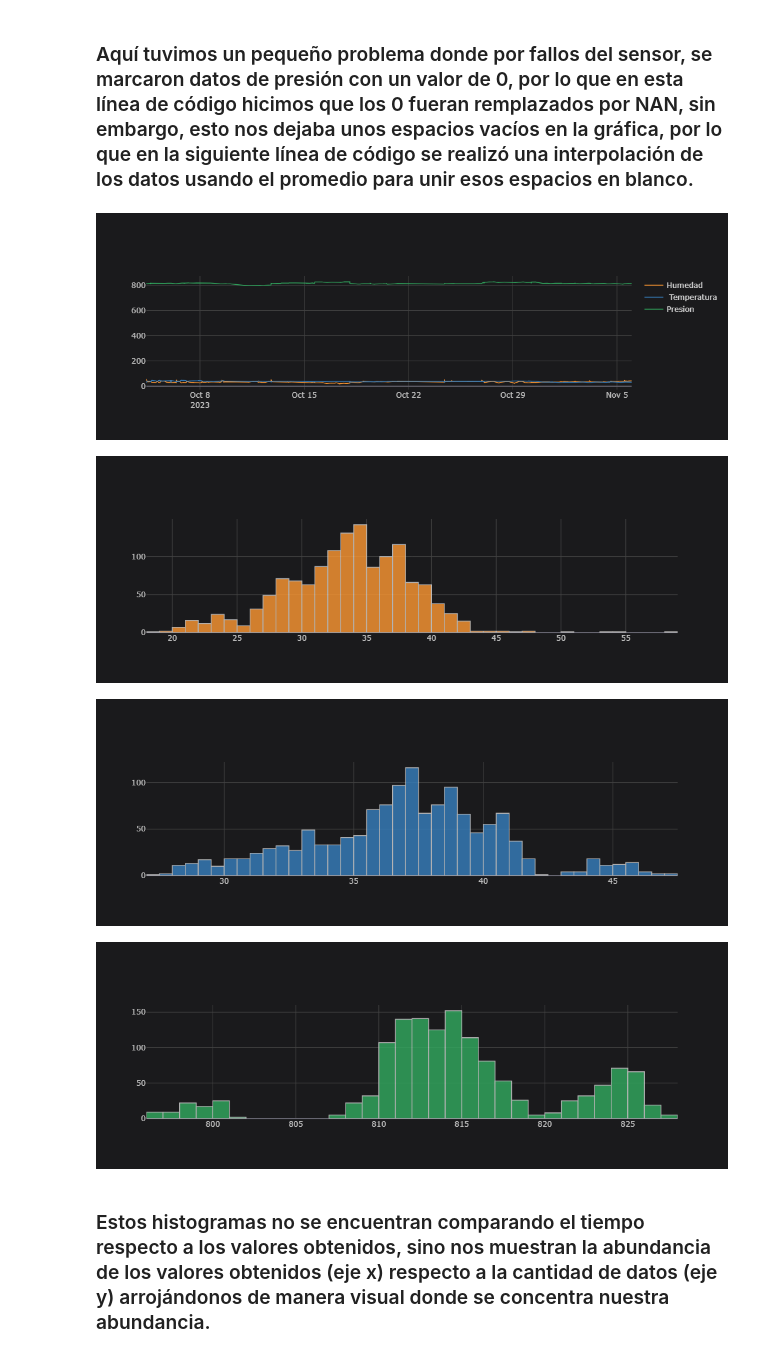
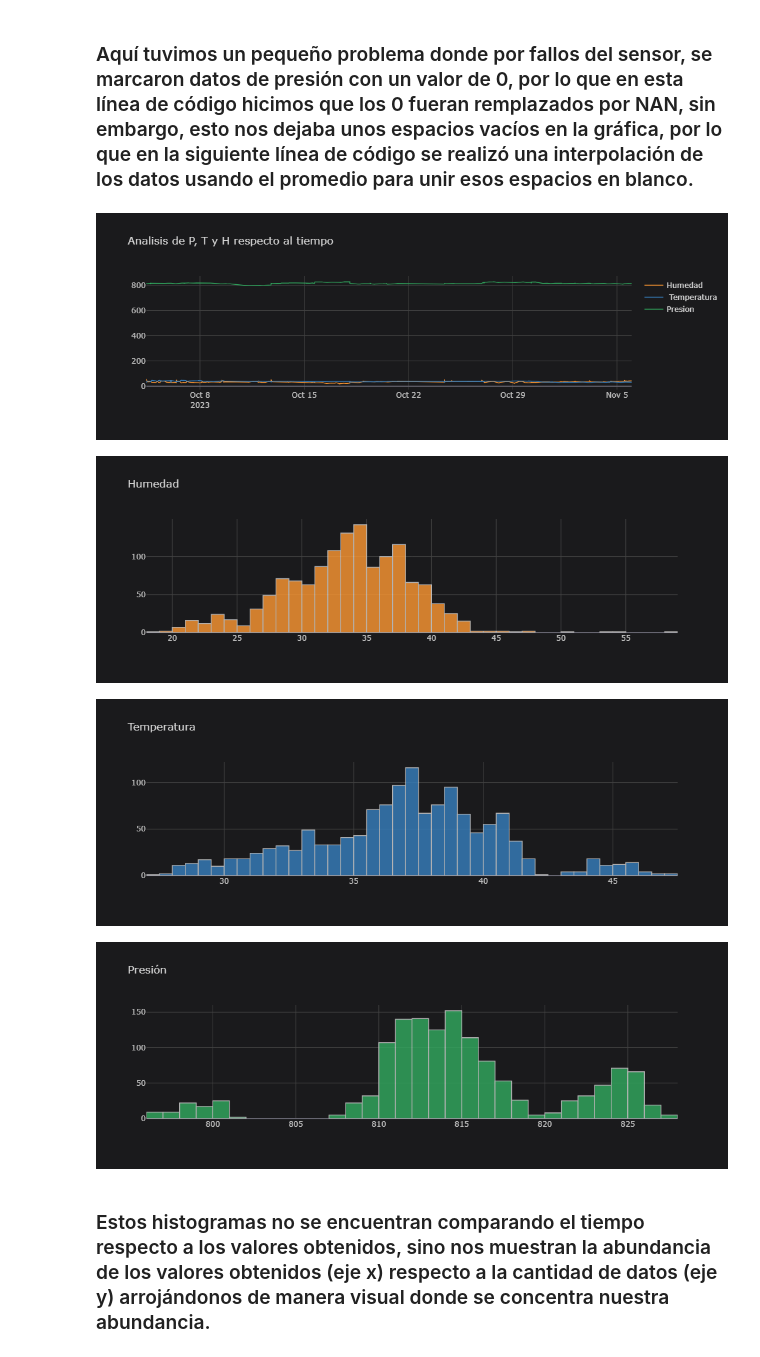
Before and after one commit to jcgravepeon/Programacion_Equipo1, a Jupyter notebook: Daniel_GonzalezPeon/Proyecto_Final_DGP.ipynb, the cells around one changed output. Saved outputs shown, nothing was run; the diff lists cells and outputs as text; code cells hidden in the pictures.

```diff
--- a/Daniel_GonzalezPeon/Proyecto_Final_DGP.ipynb
+++ b/Daniel_GonzalezPeon/Proyecto_Final_DGP.ipynb
@@ -89,20 +88,20 @@ TT=dates.set_index('Time')
 # %%
 TT["Presion"].replace(0, np.nan, inplace=True)
 # %%
-TT.iplot(kind='line')
+TT.iplot(kind='line', title='Analisis de P, T y H respecto al tiempo')
 # %% [output]
-[figure, old version]
+[figure, new version]
 # %%
-TT.iplot(kind='histogram', column='Humedad')
+TT.iplot(kind='histogram', column='Humedad', title='Humedad')
 # %% [output]
-[figure, old version]
+[figure, new version]
 # %%
-TT.iplot(kind='hist', column=' Temperatura')
+TT.iplot(kind='hist', column=' Temperatura', title='Temperatura')
 # %% [output]
-[figure, old version]
+[figure, new version]
 # %%
-TT.iplot(kind='hist', column='Presion')
+TT.iplot(kind='hist', column='Presion', title='Presión')
 # %% [output]
-[figure, old version]
+[figure, new version]
 # %% [markdown]
 ### Estos histogramas no se encuentran comparando el tiempo respecto a los valores obtenidos, sino nos muestran la abundancia de los valores obtenidos (eje x) respecto a la cantidad de datos (eje y) arrojándonos de manera visual donde se concentra nuestra abundancia.
```
Also changed, not shown: parts of 1 cell of this notebook.
